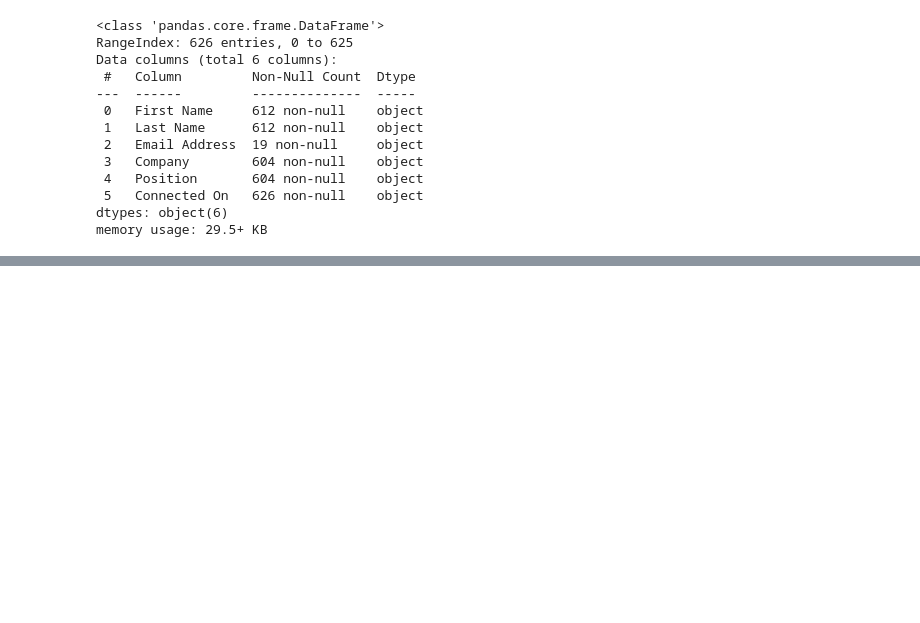
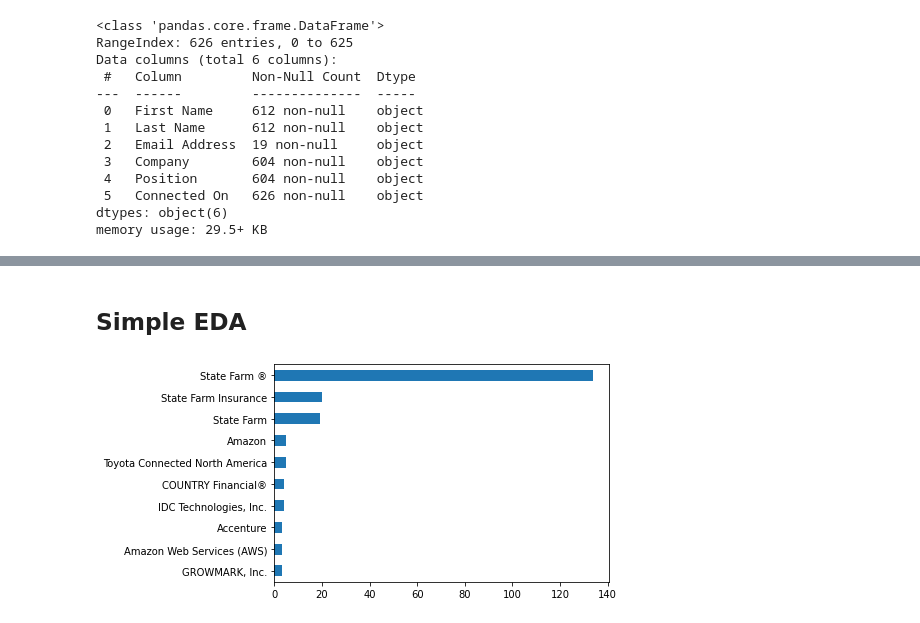
Before and after one commit to Katie33333/linkedIn-network, a Jupyter notebook: linkedin_network.ipynb, the cells around one changed output, grey strips where cells are left out. Saved outputs shown, nothing was run; the diff lists cells and outputs as text; code cells hidden in the pictures; blank space fills up the shorter version.

```diff
--- a/linkedin_network.ipynb
+++ b/linkedin_network.ipynb
@@ -30,0 +36,9 @@ memory usage: 29.5+ KB
+# %%
+df = (
+    df_ori
+    .clean_names() # remove spacing and capitalization
+    .drop(columns=['first_name', 'last_name', 'email_address']) # drop for privacy
+    .dropna(subset=['company', 'position']) # drop missing values in company and position
+    .to_datetime('connected_on', format='%d %b %Y')
+  )
+df.head()
@@ -30,0 +52,6 @@ memory usage: 29.5+ KB
+# %% [markdown]
+## Simple EDA
+# %%
+df['company'].value_counts().head(10).plot(kind="barh").invert_yaxis();
+# %% [output]
+[figure, added]
```
Also changed, not shown: parts of 18 cells of this notebook.
